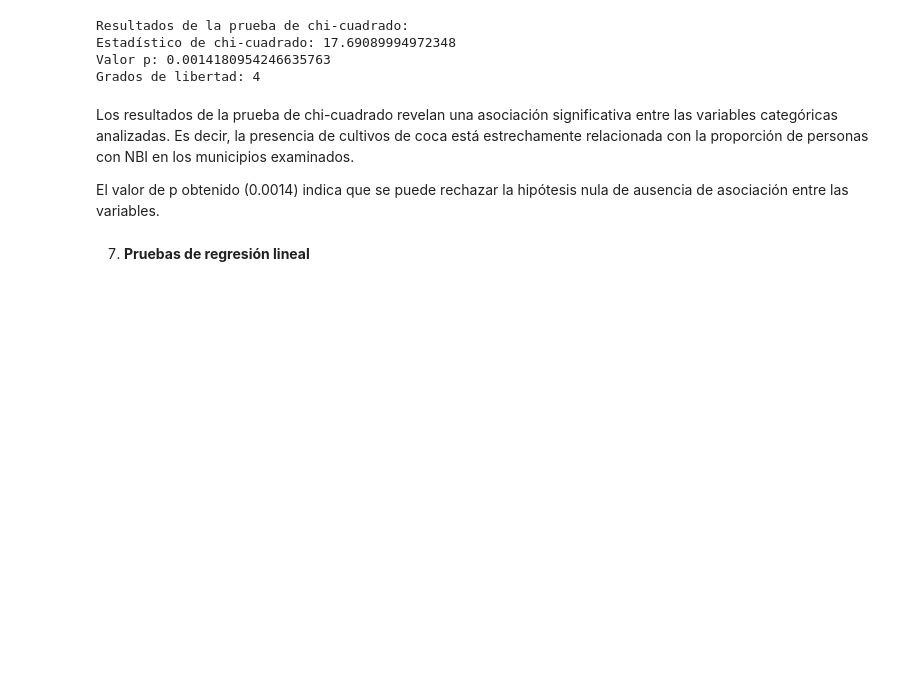
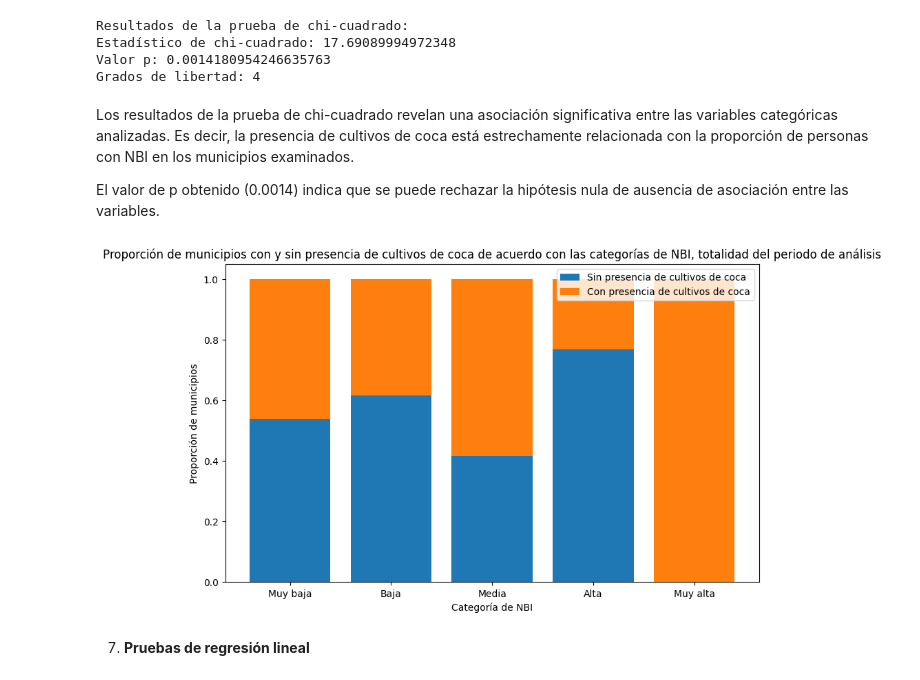
Before and after one commit to lidelbe/TalentoTech, a Jupyter notebook: AD_Innovador/Caso_estudio/Caso_estudio_LD.ipynb, the cells around one changed output. Drawn from its saved outputs; the diff is of its cells as text; code cells hidden in the pictures; blank space fills up the shorter version.

```diff
--- a/AD_Innovador/Caso_estudio/Caso_estudio_LD.ipynb
+++ b/AD_Innovador/Caso_estudio/Caso_estudio_LD.ipynb
@@ -1232,6 +1251,21 @@ Grados de libertad: 4
 Los resultados de la prueba de chi-cuadrado revelan una asociación significativa entre las variables categóricas analizadas. Es decir, la presencia de cultivos de coca está estrechamente relacionada con la proporción de personas con NBI en los municipios examinados.
 
 El valor de p obtenido (0.0014) indica que se puede rechazar la hipótesis nula de ausencia de asociación entre las variables.
+# %%
+# Calcular las proporciones
+tabla_contingencia1 = pd.crosstab(df5['presencia_t'], df5['nbi_categorica'], normalize='columns')
+
+# Graficar
+fig, ax = plt.subplots(figsize=(10, 6))
+barra1 = ax.bar(tabla_contingencia1.columns, tabla_contingencia1.loc[0], label='Sin presencia de cultivos de coca')
+barra2 = ax.bar(tabla_contingencia1.columns, tabla_contingencia1.loc[1], bottom=tabla_contingencia1.loc[0], label='Con presencia de cultivos de coca')
+ax.set_xlabel('Categoría de NBI')
+ax.set_ylabel('Proporción de municipios')
+ax.set_title('Proporción de municipios con y sin presencia de cultivos de coca de acuerdo con las categorías de NBI, totalidad del periodo de análisis')
+ax.legend()
+plt.show()
+# %% [output]
+[figure, added]
 # %% [markdown]
 7. **Pruebas de regresión lineal**
 # %% [markdown]
```
Also changed, not shown: parts of 13 cells of this notebook, 3 other files.
